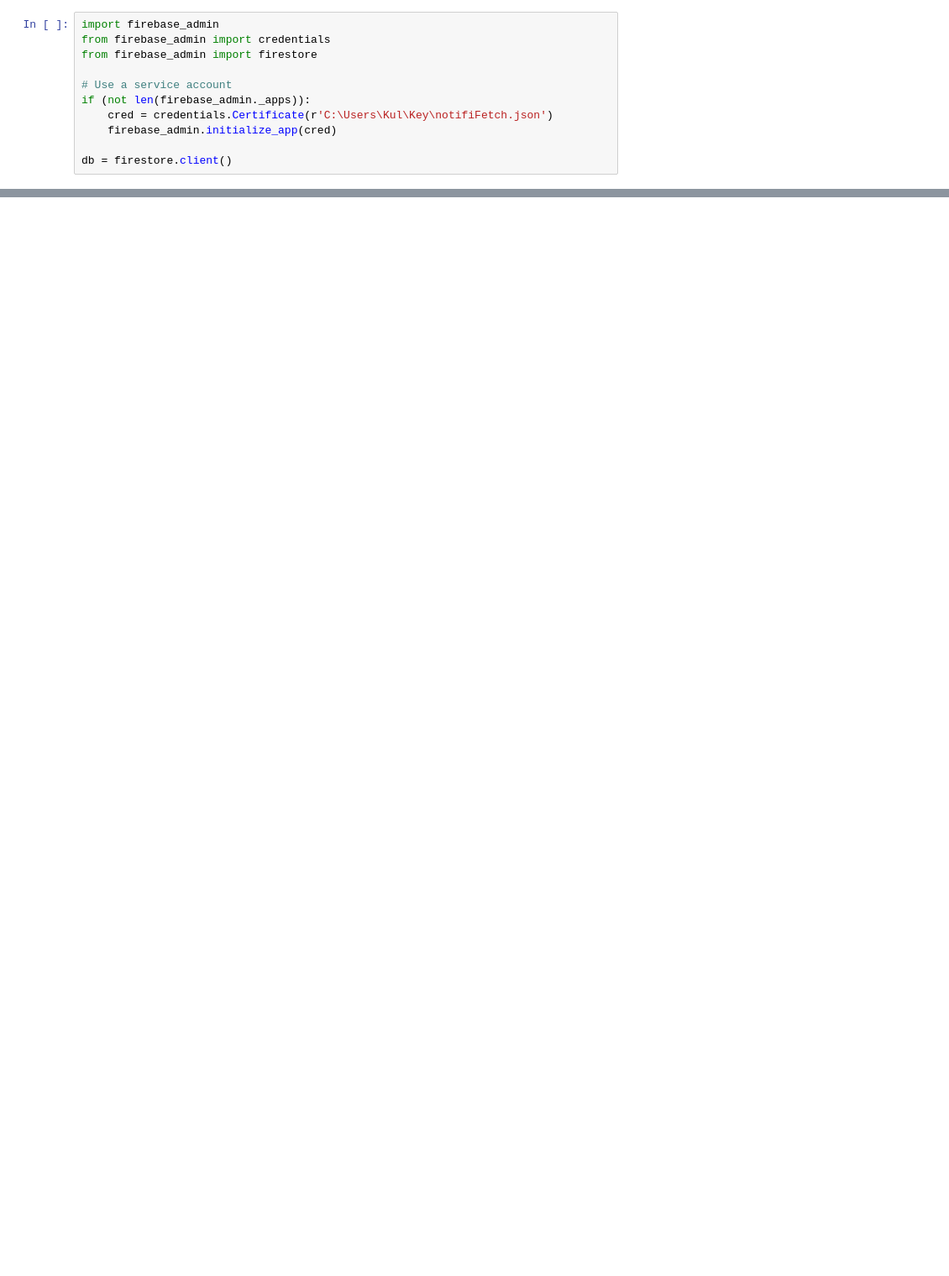
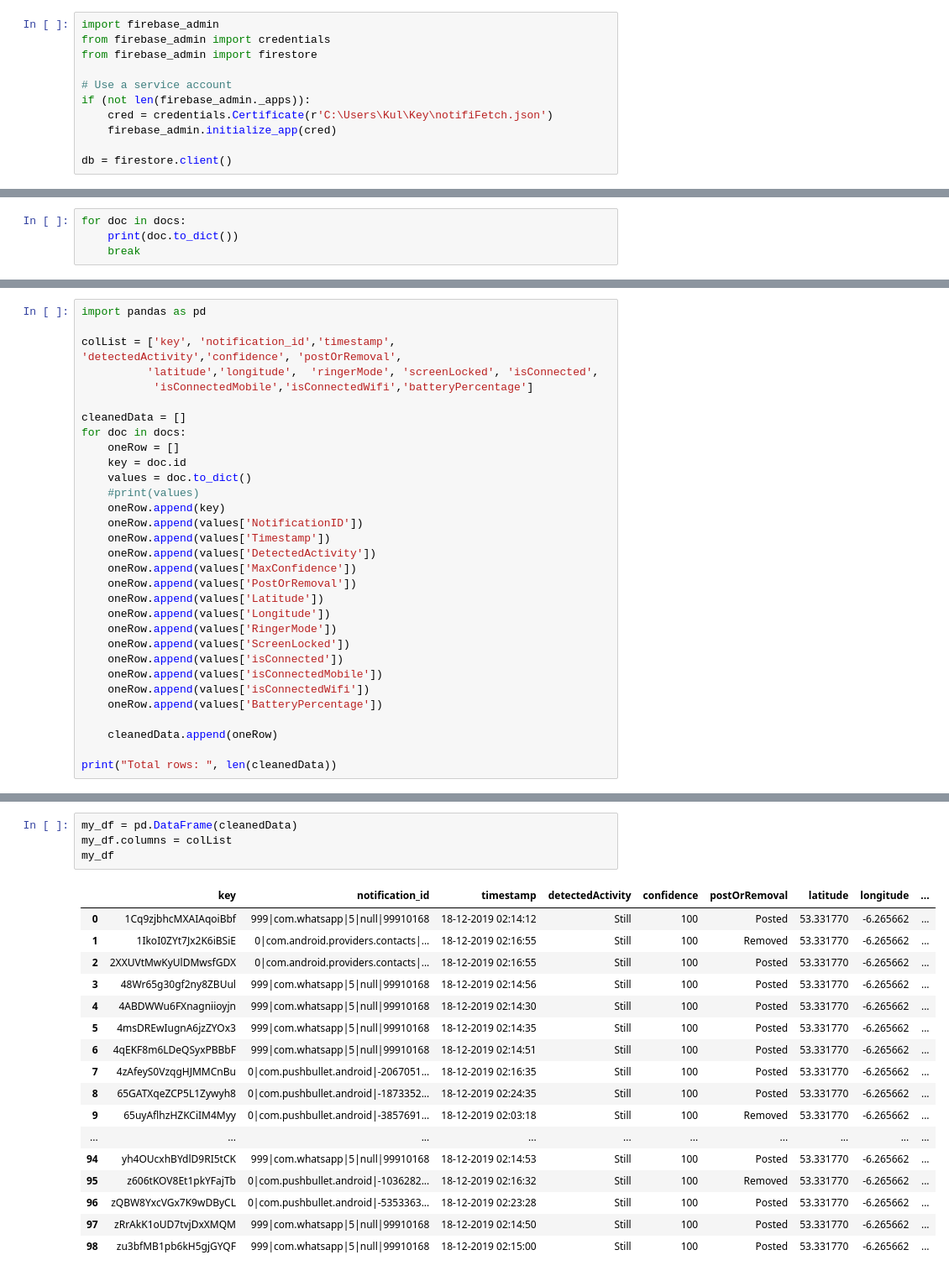
Before and after one commit to kulgaurav/NotificationLogger, a Jupyter notebook: Firestone_Fetch.ipynb, the cells around one changed output, grey strips where cells are left out. Shown at 84% size. Saved outputs shown, nothing was run; the diff lists cells and outputs as text; blank space fills up the shorter version.

```diff
--- a/Firestone_Fetch.ipynb
+++ b/Firestone_Fetch.ipynb
@@ -35,0 +15,4 @@ zzyVKAauSGNiSYpZCDbF => {'notificationID': 8, 'maxConfidence': 40, 'timestamp':
+# %%
+for doc in docs:
+    print(doc.to_dict())
+    break
@@ -35,0 +21,31 @@ zzyVKAauSGNiSYpZCDbF => {'notificationID': 8, 'maxConfidence': 40, 'timestamp':
+# %%
+import pandas as pd
+
+colList = ['key', 'notification_id','timestamp', 'detectedActivity','confidence', 'postOrRemoval',
+          'latitude','longitude',  'ringerMode', 'screenLocked', 'isConnected',
+           'isConnectedMobile','isConnectedWifi','batteryPercentage']
+
+cleanedData = []
+for doc in docs:
+    oneRow = []
+    key = doc.id
+    values = doc.to_dict()
+    #print(values)
+    oneRow.append(key)
+    oneRow.append(values['NotificationID'])
+    oneRow.append(values['Timestamp'])
+    oneRow.append(values['DetectedActivity'])
+    oneRow.append(values['MaxConfidence'])
+    oneRow.append(values['PostOrRemoval'])
+    oneRow.append(values['Latitude'])
+    oneRow.append(values['Longitude'])
+    oneRow.append(values['RingerMode'])
+    oneRow.append(values['ScreenLocked'])
+    oneRow.append(values['isConnected'])
+    oneRow.append(values['isConnectedMobile'])
+    oneRow.append(values['isConnectedWifi'])
+    oneRow.append(values['BatteryPercentage'])
+
+    cleanedData.append(oneRow)
+
+print("Total rows: ", len(cleanedData))
@@ -35,0 +54,22 @@ zzyVKAauSGNiSYpZCDbF => {'notificationID': 8, 'maxConfidence': 40, 'timestamp':
+# %%
+my_df = pd.DataFrame(cleanedData)
+my_df.columns = colList
+my_df
+# %% [output]
+|  | key | notification_id | timestamp | detectedActivity | confidence | postOrRemoval | latitude | longitude | ... |
+| 0 | 1Cq9zjbhcMXAIAqoiBbf | 999|com.whatsapp|5|null|99910168 | 18-12-2019 02:14:12 | Still | 100 | Posted | 53.331770 | -6.265662 | ... |
+| 1 | 1IkoI0ZYt7Jx2K6iBSiE | 0|com.android.providers.contacts|... | 18-12-2019 02:16:55 | Still | 100 | Removed | 53.331770 | -6.265662 | ... |
+| 2 | 2XXUVtMwKyUlDMwsfGDX | 0|com.android.providers.contacts|... | 18-12-2019 02:16:55 | Still | 100 | Posted | 53.331770 | -6.265662 | ... |
+| 3 | 48Wr65g30gf2ny8ZBUul | 999|com.whatsapp|5|null|99910168 | 18-12-2019 02:14:56 | Still | 100 | Posted | 53.331770 | -6.265662 | ... |
+| 4 | 4ABDWWu6FXnagniioyjn | 999|com.whatsapp|5|null|99910168 | 18-12-2019 02:14:30 | Still | 100 | Posted | 53.331770 | -6.265662 | ... |
+| 5 | 4msDREwIugnA6jzZYOx3 | 999|com.whatsapp|5|null|99910168 | 18-12-2019 02:14:35 | Still | 100 | Posted | 53.331770 | -6.265662 | ... |
+| 6 | 4qEKF8m6LDeQSyxPBBbF | 999|com.whatsapp|5|null|99910168 | 18-12-2019 02:14:51 | Still | 100 | Posted | 53.331770 | -6.265662 | ... |
+| 7 | 4zAfeyS0VzqgHJMMCnBu | 0|com.pushbullet.android|-2067051... | 18-12-2019 02:16:35 | Still | 100 | Posted | 53.331770 | -6.265662 | ... |
+| 8 | 65GATXqeZCP5L1Zywyh8 | 0|com.pushbullet.android|-1873352... | 18-12-2019 02:24:35 | Still | 100 | Posted | 53.331770 | -6.265662 | ... |
+| 9 | 65uyAflhzHZKCiIM4Myy | 0|com.pushbullet.android|-3857691... | 18-12-2019 02:03:18 | Still | 100 | Removed | 53.331770 | -6.265662 | ... |
+| ... | ... | ... | ... | ... | ... | ... | ... | ... | ... |
+| 94 | yh4OUcxhBYdlD9RI5tCK | 999|com.whatsapp|5|null|99910168 | 18-12-2019 02:14:53 | Still | 100 | Posted | 53.331770 | -6.265662 | ... |
+| 95 | z606tKOV8Et1pkYFajTb | 0|com.pushbullet.android|-1036282... | 18-12-2019 02:16:32 | Still | 100 | Removed | 53.331770 | -6.265662 | ... |
+| 96 | zQBW8YxcVGx7K9wDByCL | 0|com.pushbullet.android|-5353363... | 18-12-2019 02:23:28 | Still | 100 | Posted | 53.331770 | -6.265662 | ... |
+| 97 | zRrAkK1oUD7tvjDxXMQM | 999|com.whatsapp|5|null|99910168 | 18-12-2019 02:14:50 | Still | 100 | Posted | 53.331770 | -6.265662 | ... |
+| 98 | zu3bfMB1pb6kH5gjGYQF | 999|com.whatsapp|5|null|99910168 | 18-12-2019 02:15:00 | Still | 100 | Posted | 53.331770 | -6.265662 | ... |
```
Also changed, not shown: parts of 6 cells of this notebook, 7 other files.
